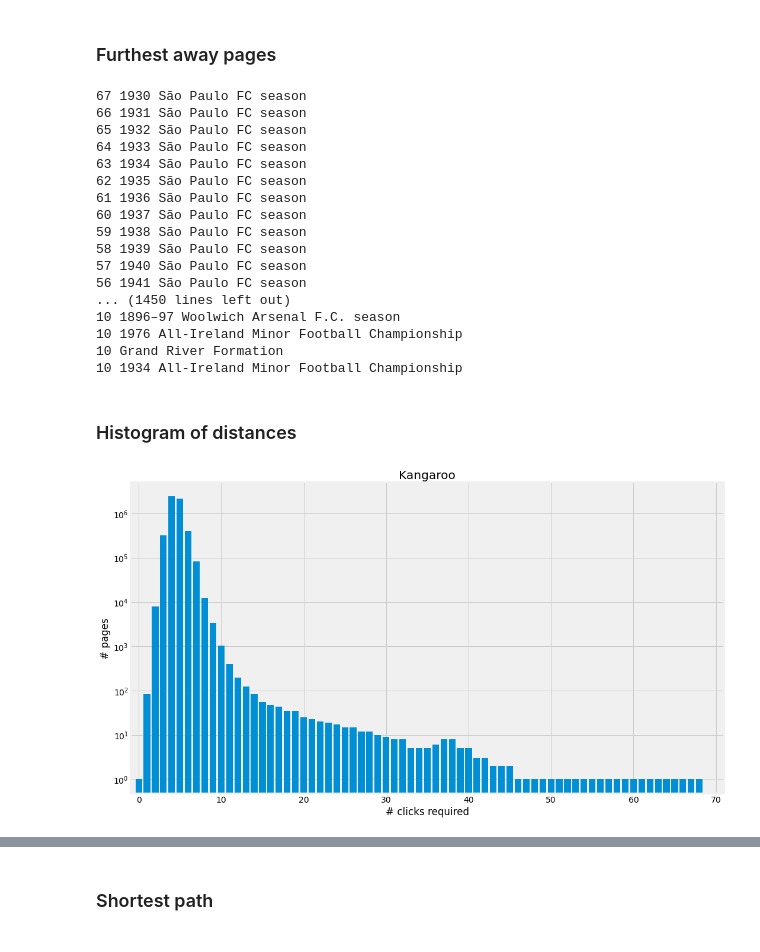
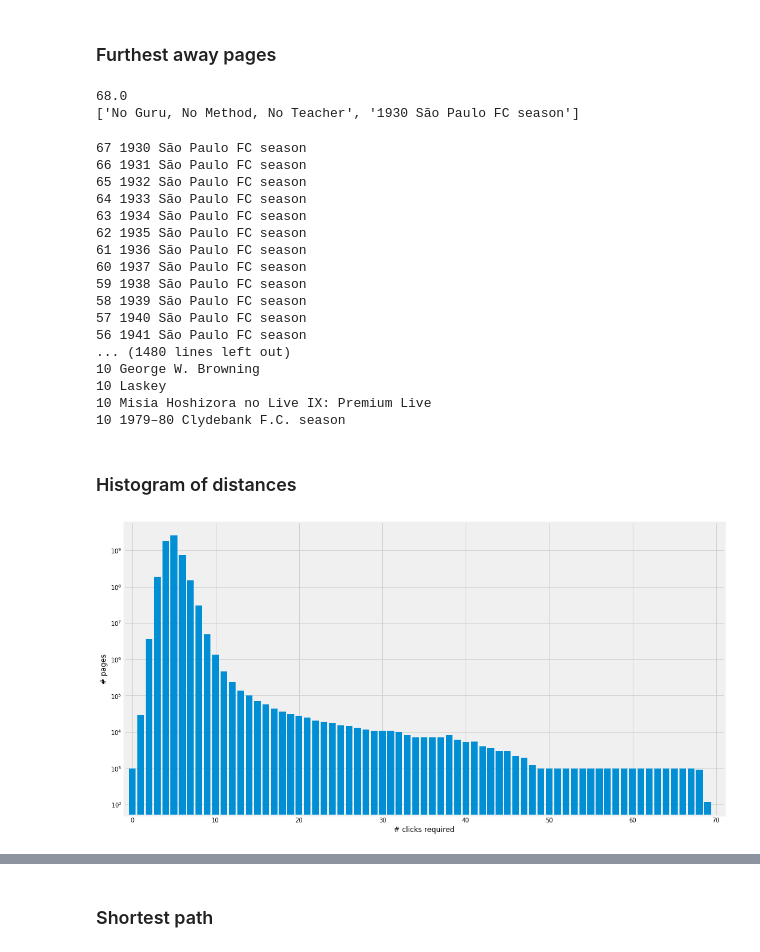
Before and after one commit to seedubjay/wikipedia-graph, a Jupyter notebook: analysis/Untitled2.ipynb, the cells around one changed output, grey strips where cells are left out. Saved outputs shown, nothing was run; the diff lists cells and outputs as text; code cells hidden in the pictures.

```diff
--- a/analysis/Untitled2.ipynb
+++ b/analysis/Untitled2.ipynb
@@ -24,23 +24,2 @@ adj_file = RESULTS_DIR + f"{DUMP_LANG}wiki-{DUMP_DATE}-links-adjlist.csv"
 graph_file = RESULTS_DIR + f"{DUMP_LANG}wiki-{DUMP_DATE}-graph.gt"
 betweenness_file = RESULTS_DIR + f"{DUMP_LANG}wiki-{DUMP_DATE}-graph-betweenness.pkl"
-# %%
-load_from_file = True
-
-if load_from_file:
-    graph = gt.load_graph(graph_file)
-    id_index_map = np.zeros((np.max(graph.vp.id.a)+1,), 'int')
-    id_index_map[graph.vp.id.a] = graph.get_vertices()
-
-else:
-    graph = gt.Graph(directed=True)
-    with open(edge_file) as f:
-        graph.vp.id = graph.add_edge_list((tuple(map(int,l.split(' '))) for l in tqdm(f)), hashed=True).copy(value_type='int')
-
-    id_index_map = np.zeros((np.max(graph.vp.id.a)+1,), 'int')
-    id_index_map[graph.vp.id.a] = graph.get_vertices()
-    graph.vp.title = graph.new_vp('string')
-    with open(page_file, newline='') as f:
-        for row in tqdm(csv.reader(f)):
-            graph.vp.title[id_index_map[int(row[0])]] = row[1]
-
-    graph.save(graph_file)
@@ -60,6 +47,13 @@ lc_graph.num_vertices()
 plt.style.use('fivethirtyeight')
 # %% [markdown]
 ### Furthest away pages
+# %%
+d,e = gt.pseudo_diameter(graph, np.random.choice(list(graph.vertices())))
+print(d)
+print(list(map(lambda v: graph.vp.title[v], e)))
+# %% [output]
+68.0
+['No Guru, No Method, No Teacher', '1930 São Paulo FC season']
 # %%
 source = 'United States'
 
@@ -80,30 +74,34 @@ for v in np.argsort(dist.a)[::-1]:
 58 1939 São Paulo FC season
 57 1940 São Paulo FC season
 56 1941 São Paulo FC season
-... (1450 lines left out)
-10 1896–97 Woolwich Arsenal F.C. season
-10 1976 All-Ireland Minor Football Championship
-10 Grand River Formation
-10 1934 All-Ireland Minor Football Championship
+... (1480 lines left out)
+10 George W. Browning
+10 Laskey
+10 Misia Hoshizora no Live IX: Premium Live
+10 1979–80 Clydebank F.C. season
 # %% [markdown]
 ### Histogram of distances
+# %%
+
+sources = np.random.choice(list(lc_graph.vertices()), 1000, replace=False)
+
+def get_dists(source):
+    return gt.shortest_distance(lc_graph, source).a[lc_graph.get_vertices()]
+
+dist = np.concatenate(list(map(get_dists, tqdm(sources))))
+u, ucount = np.unique(dist,return_counts=True)
+ufreq = ucount / np.sum(ucount)
 # %%
-source = 'Kangaroo'
-
 fig, ax = plt.subplots(figsize=(16,9))
 fig.patch.set_facecolor('white')
 
-dist = gt.shortest_distance(lc_graph, title_index_map[source]).a[lc_graph.get_vertices()]
-u, ucount = np.unique(dist,return_counts=True)
-
 ax.bar(u, ucount)
-ax.set_title(source)
 ax.set_xlim(-1,71)
 ax.set_xlabel('# clicks required')
 ax.set_yscale('log')
 ax.set_ylabel('# pages')
 ax.label_outer()
 
 plt.show()
 # %% [output]
-[figure, old version]
+[figure, new version]
```
Also changed, not shown: parts of 13 cells of this notebook, 10 other files.
